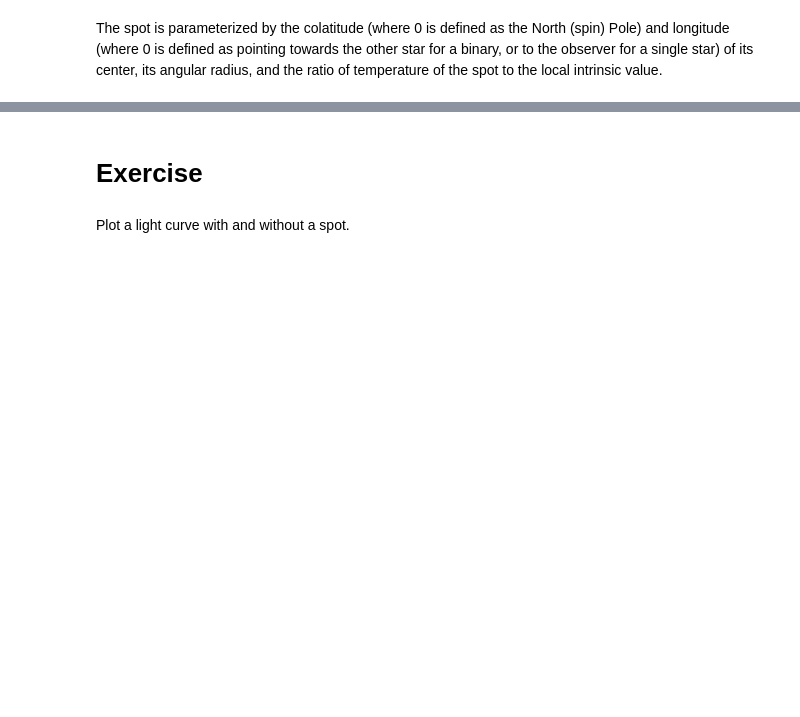
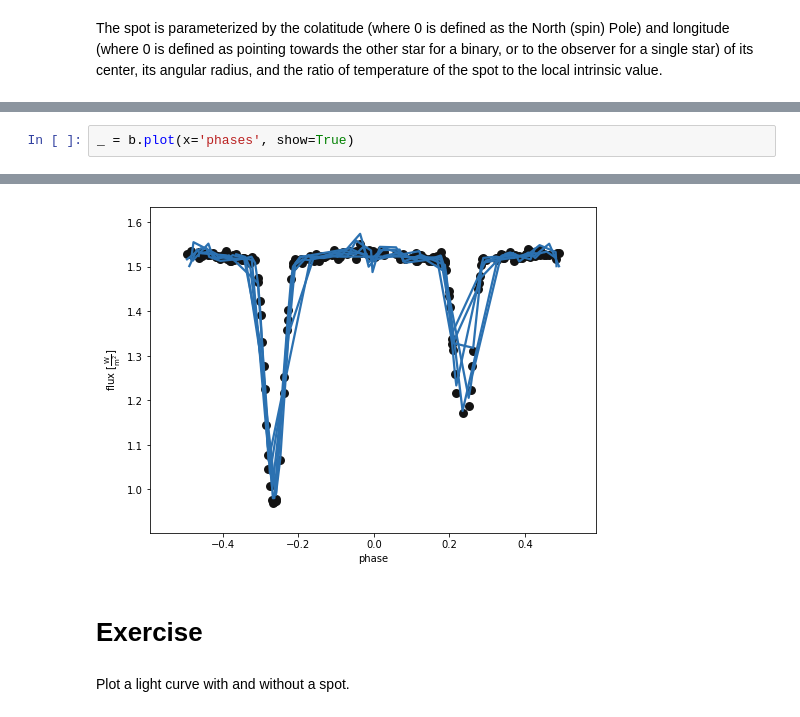
Before and after one commit to phoebe-project/phoebe2-workshop, a Jupyter notebook: Tutorial_06_features.ipynb, the cells around one changed output, grey strips where cells are left out. Saved outputs shown, nothing was run; the diff lists cells and outputs as text; blank space fills up the shorter version.

```diff
--- a/Tutorial_06_features.ipynb
+++ b/Tutorial_06_features.ipynb
@@ -32,0 +114,3 @@ The spot is parameterized by the colatitude (where 0 is defined as the North (sp
+# %%
+_ = b.plot(x='phases', show=True)
+# %% [output]
@@ -33,3 +119,4 @@ The spot is parameterized by the colatitude (where 0 is defined as the North (sp
+[figure, added]
 # %% [markdown]
 # Exercise
 # %% [markdown]
```
Also changed, not shown: parts of 23 cells of this notebook, 1 other file.
